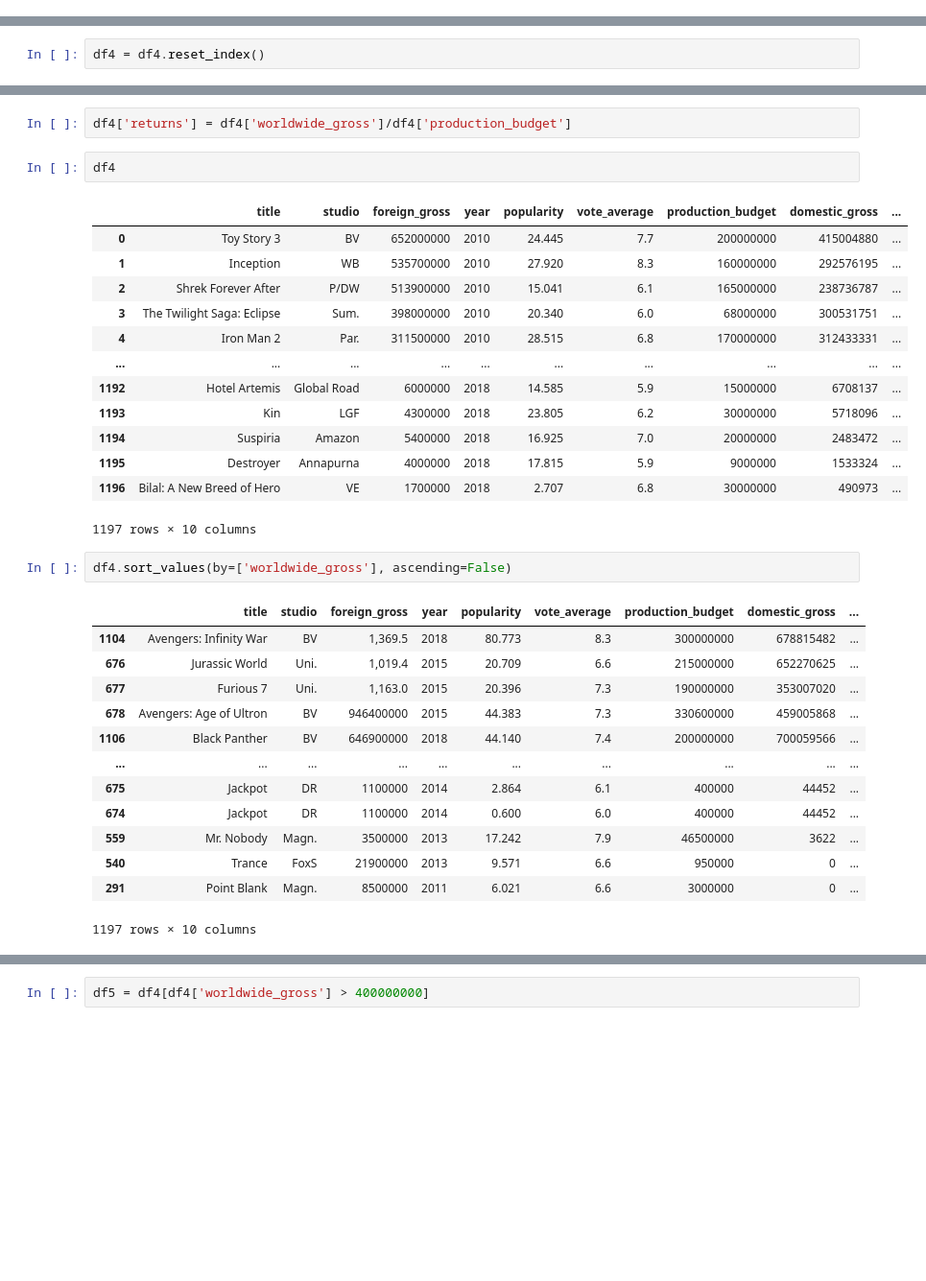
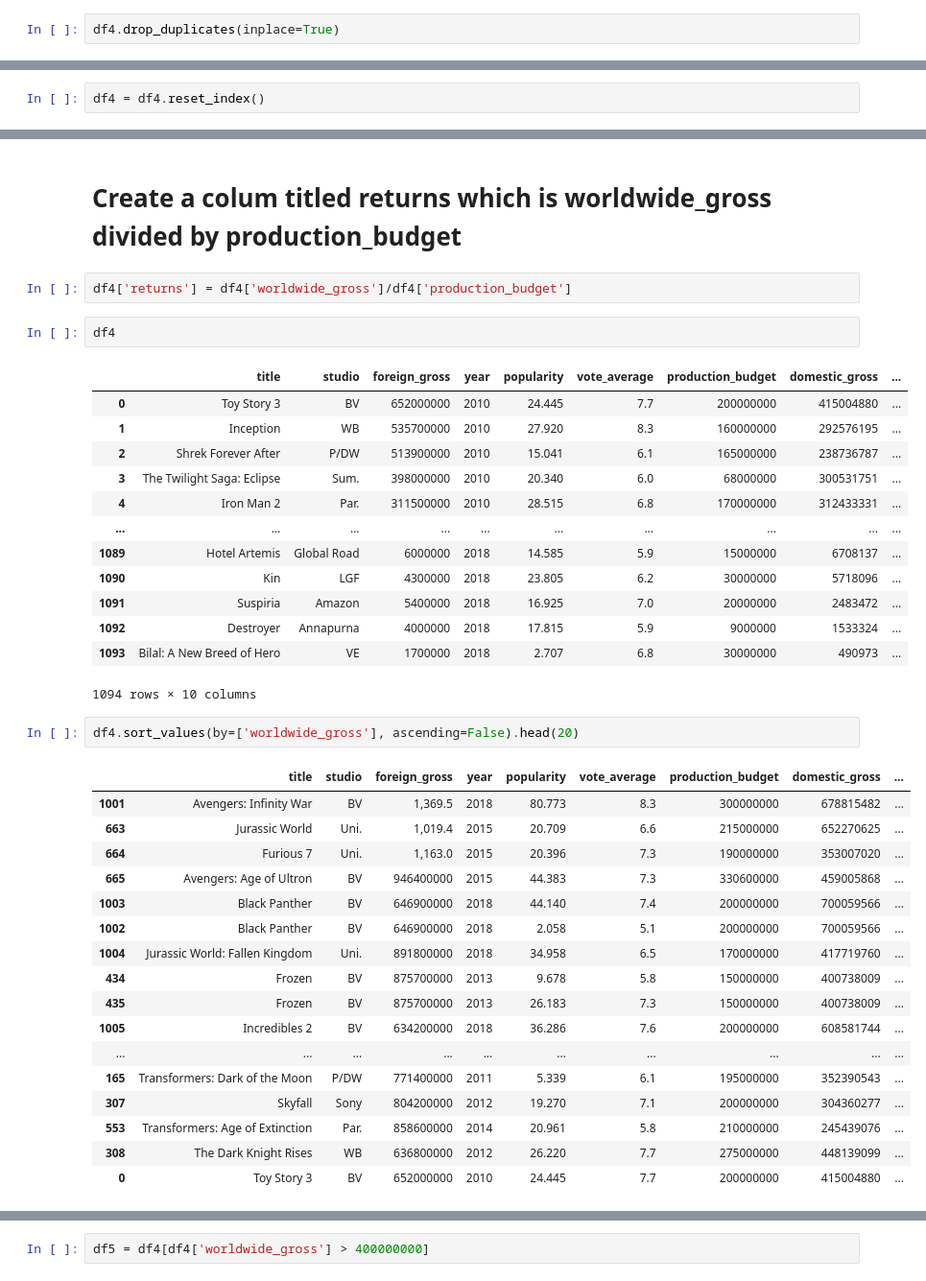
Before and after one commit to ARuizMartinezDeloitte/Capstone, a Jupyter notebook: notebooks/Ahmed-folder/opening_files.ipynb, the cells around one changed output, grey strips where cells are left out. Shown at 96% size. Saved outputs shown, nothing was run; the diff lists cells and outputs as text; blank space fills up the shorter version.

Commit message:
adding unzipped and formated dataframe for graphing 08/30

```diff
--- a/notebooks/Ahmed-folder/opening_files.ipynb
+++ b/notebooks/Ahmed-folder/opening_files.ipynb
@@ -314,3 +299,5 @@ df4
+# %%
+df4.drop_duplicates(inplace=True)
 # %%
 df4= df4.rename(columns={'domestic_gross_y':'domestic_gross'})
 # %%
@@ -350,3 +337,5 @@ df4.sort_values(by=['worldwide_gross'], ascending=False)
+# %% [markdown]
+# Create a colum titled returns which is worldwide_gross divided by production_budget
 # %%
 df4['returns'] = df4['worldwide_gross']/df4['production_budget']
 # %%
@@ -359,25 +348,29 @@ df4
 | 3 | The Twilight Saga: Eclipse | Sum. | 398000000 | 2010 | 20.340 | 6.0 | 68000000 | 300531751 | ... |
 | 4 | Iron Man 2 | Par. | 311500000 | 2010 | 28.515 | 6.8 | 170000000 | 312433331 | ... |
 | ... | ... | ... | ... | ... | ... | ... | ... | ... | ... |
-| 1192 | Hotel Artemis | Global Road | 6000000 | 2018 | 14.585 | 5.9 | 15000000 | 6708137 | ... |
-| 1193 | Kin | LGF | 4300000 | 2018 | 23.805 | 6.2 | 30000000 | 5718096 | ... |
-| 1194 | Suspiria | Amazon | 5400000 | 2018 | 16.925 | 7.0 | 20000000 | 2483472 | ... |
-| 1195 | Destroyer | Annapurna | 4000000 | 2018 | 17.815 | 5.9 | 9000000 | 1533324 | ... |
-| 1196 | Bilal: A New Breed of Hero | VE | 1700000 | 2018 | 2.707 | 6.8 | 30000000 | 490973 | ... |
+| 1089 | Hotel Artemis | Global Road | 6000000 | 2018 | 14.585 | 5.9 | 15000000 | 6708137 | ... |
+| 1090 | Kin | LGF | 4300000 | 2018 | 23.805 | 6.2 | 30000000 | 5718096 | ... |
+| 1091 | Suspiria | Amazon | 5400000 | 2018 | 16.925 | 7.0 | 20000000 | 2483472 | ... |
+| 1092 | Destroyer | Annapurna | 4000000 | 2018 | 17.815 | 5.9 | 9000000 | 1533324 | ... |
+| 1093 | Bilal: A New Breed of Hero | VE | 1700000 | 2018 | 2.707 | 6.8 | 30000000 | 490973 | ... |
-1197 rows × 10 columns
+1094 rows × 10 columns
 # %%
-df4.sort_values(by=['worldwide_gross'], ascending=False)
+df4.sort_values(by=['worldwide_gross'], ascending=False).head(20)
 # %% [output]
 |  | title | studio | foreign_gross | year | popularity | vote_average | production_budget | domestic_gross | ... |
-| 1104 | Avengers: Infinity War | BV | 1,369.5 | 2018 | 80.773 | 8.3 | 300000000 | 678815482 | ... |
-| 676 | Jurassic World | Uni. | 1,019.4 | 2015 | 20.709 | 6.6 | 215000000 | 652270625 | ... |
-| 677 | Furious 7 | Uni. | 1,163.0 | 2015 | 20.396 | 7.3 | 190000000 | 353007020 | ... |
-| 678 | Avengers: Age of Ultron | BV | 946400000 | 2015 | 44.383 | 7.3 | 330600000 | 459005868 | ... |
-| 1106 | Black Panther | BV | 646900000 | 2018 | 44.140 | 7.4 | 200000000 | 700059566 | ... |
+| 1001 | Avengers: Infinity War | BV | 1,369.5 | 2018 | 80.773 | 8.3 | 300000000 | 678815482 | ... |
+| 663 | Jurassic World | Uni. | 1,019.4 | 2015 | 20.709 | 6.6 | 215000000 | 652270625 | ... |
+| 664 | Furious 7 | Uni. | 1,163.0 | 2015 | 20.396 | 7.3 | 190000000 | 353007020 | ... |
+| 665 | Avengers: Age of Ultron | BV | 946400000 | 2015 | 44.383 | 7.3 | 330600000 | 459005868 | ... |
+| 1003 | Black Panther | BV | 646900000 | 2018 | 44.140 | 7.4 | 200000000 | 700059566 | ... |
+| 1002 | Black Panther | BV | 646900000 | 2018 | 2.058 | 5.1 | 200000000 | 700059566 | ... |
+| 1004 | Jurassic World: Fallen Kingdom | Uni. | 891800000 | 2018 | 34.958 | 6.5 | 170000000 | 417719760 | ... |
+| 434 | Frozen | BV | 875700000 | 2013 | 9.678 | 5.8 | 150000000 | 400738009 | ... |
+| 435 | Frozen | BV | 875700000 | 2013 | 26.183 | 7.3 | 150000000 | 400738009 | ... |
+| 1005 | Incredibles 2 | BV | 634200000 | 2018 | 36.286 | 7.6 | 200000000 | 608581744 | ... |
 | ... | ... | ... | ... | ... | ... | ... | ... | ... | ... |
-| 675 | Jackpot | DR | 1100000 | 2014 | 2.864 | 6.1 | 400000 | 44452 | ... |
-| 674 | Jackpot | DR | 1100000 | 2014 | 0.600 | 6.0 | 400000 | 44452 | ... |
-| 559 | Mr. Nobody | Magn. | 3500000 | 2013 | 17.242 | 7.9 | 46500000 | 3622 | ... |
-| 540 | Trance | FoxS | 21900000 | 2013 | 9.571 | 6.6 | 950000 | 0 | ... |
-| 291 | Point Blank | Magn. | 8500000 | 2011 | 6.021 | 6.6 | 3000000 | 0 | ... |
+| 165 | Transformers: Dark of the Moon | P/DW | 771400000 | 2011 | 5.339 | 6.1 | 195000000 | 352390543 | ... |
+| 307 | Skyfall | Sony | 804200000 | 2012 | 19.270 | 7.1 | 200000000 | 304360277 | ... |
+| 553 | Transformers: Age of Extinction | Par. | 858600000 | 2014 | 20.961 | 5.8 | 210000000 | 245439076 | ... |
+| 308 | The Dark Knight Rises | WB | 636800000 | 2012 | 26.220 | 7.7 | 275000000 | 448139099 | ... |
+| 0 | Toy Story 3 | BV | 652000000 | 2010 | 24.445 | 7.7 | 200000000 | 415004880 | ... |
-1197 rows × 10 columns
```
Also changed, not shown: parts of 29 cells of this notebook, 17 other files.
